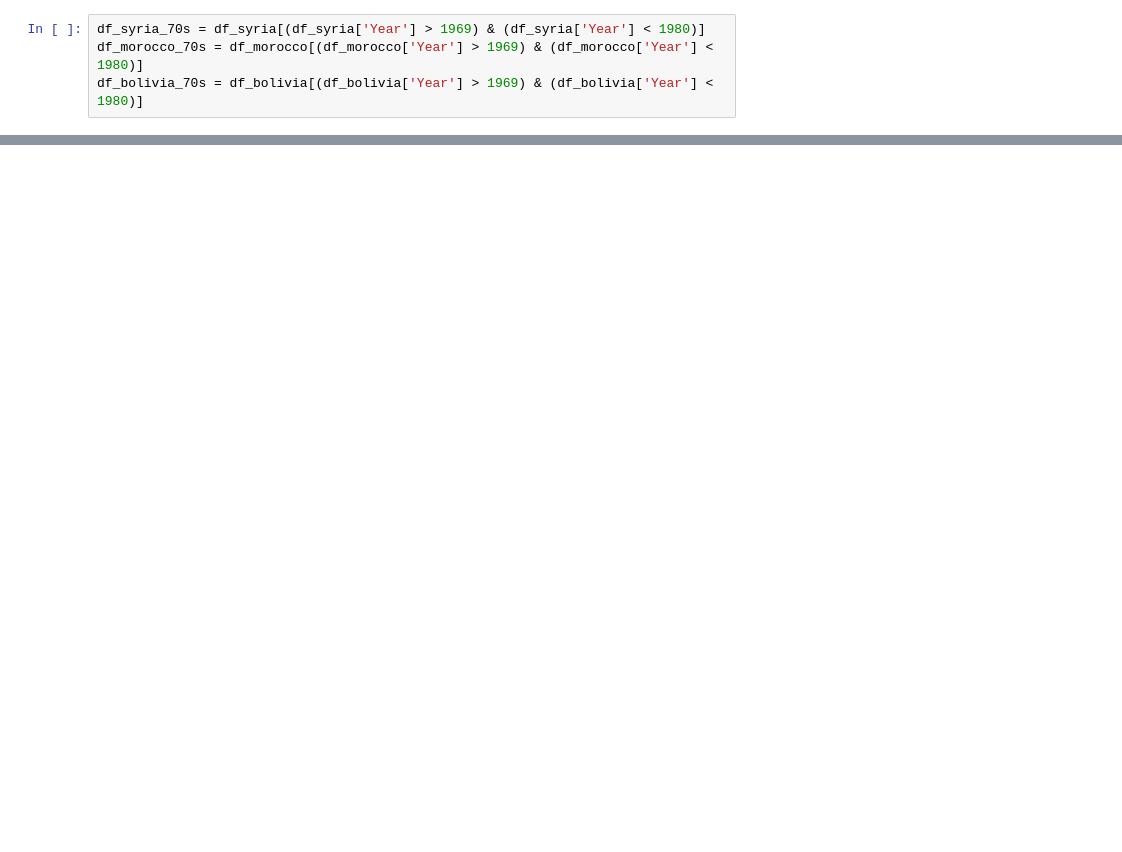
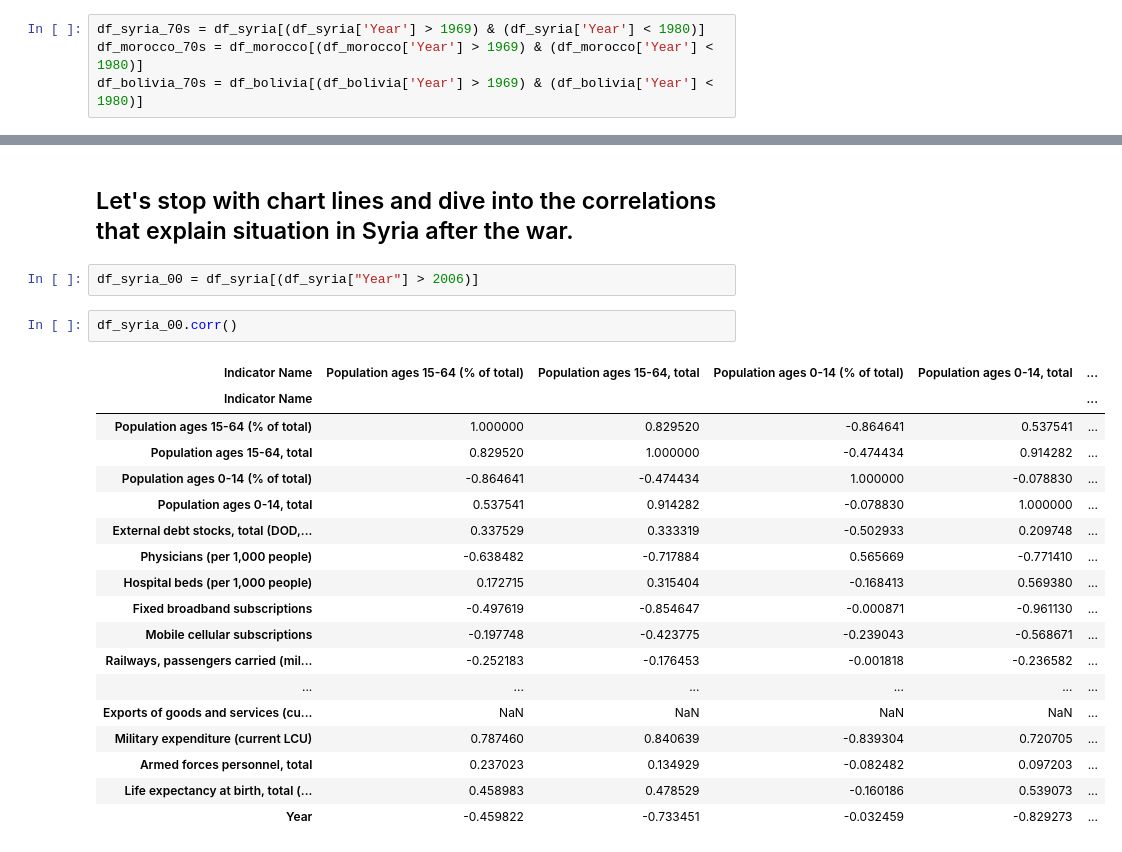
Before and after one commit to VicenteMolina/what-would-have-happened-if, a Jupyter notebook: Data_treatment.ipynb, the cells around one changed output, grey strips where cells are left out. Drawn from its saved outputs; the diff is of its cells as text; blank space fills up the shorter version.

```diff
--- a/Data_treatment.ipynb
+++ b/Data_treatment.ipynb
@@ -162,0 +223,25 @@ plt.plot(df_morocco["GDP per capita (current US$)"])
+# %% [markdown]
+## Let's stop with chart lines and dive into the correlations that explain situation in Syria after the war.
+# %%
+df_syria_00 = df_syria[(df_syria["Year"] > 2006)]
+# %%
+df_syria_00.corr()
+# %% [output]
+| Indicator Name | Population ages 15-64 (% of total) | Population ages 15-64, total | Population ages 0-14 (% of total) | Population ages 0-14, total | ... |
+| Indicator Name |  |  |  |  | ... |
+| Population ages 15-64 (% of total) | 1.000000 | 0.829520 | -0.864641 | 0.537541 | ... |
+| Population ages 15-64, total | 0.829520 | 1.000000 | -0.474434 | 0.914282 | ... |
+| Population ages 0-14 (% of total) | -0.864641 | -0.474434 | 1.000000 | -0.078830 | ... |
+| Population ages 0-14, total | 0.537541 | 0.914282 | -0.078830 | 1.000000 | ... |
+| External debt stocks, total (DOD,... | 0.337529 | 0.333319 | -0.502933 | 0.209748 | ... |
+| Physicians (per 1,000 people) | -0.638482 | -0.717884 | 0.565669 | -0.771410 | ... |
+| Hospital beds (per 1,000 people) | 0.172715 | 0.315404 | -0.168413 | 0.569380 | ... |
+| Fixed broadband subscriptions | -0.497619 | -0.854647 | -0.000871 | -0.961130 | ... |
+| Mobile cellular subscriptions | -0.197748 | -0.423775 | -0.239043 | -0.568671 | ... |
+| Railways, passengers carried (mil... | -0.252183 | -0.176453 | -0.001818 | -0.236582 | ... |
+| ... | ... | ... | ... | ... | ... |
+| Exports of goods and services (cu... | NaN | NaN | NaN | NaN | ... |
+| Military expenditure (current LCU) | 0.787460 | 0.840639 | -0.839304 | 0.720705 | ... |
+| Armed forces personnel, total | 0.237023 | 0.134929 | -0.082482 | 0.097203 | ... |
+| Life expectancy at birth, total (... | 0.458983 | 0.478529 | -0.160186 | 0.539073 | ... |
+| Year | -0.459822 | -0.733451 | -0.032459 | -0.829273 | ... |
```
Also changed, not shown: parts of 31 cells of this notebook.
